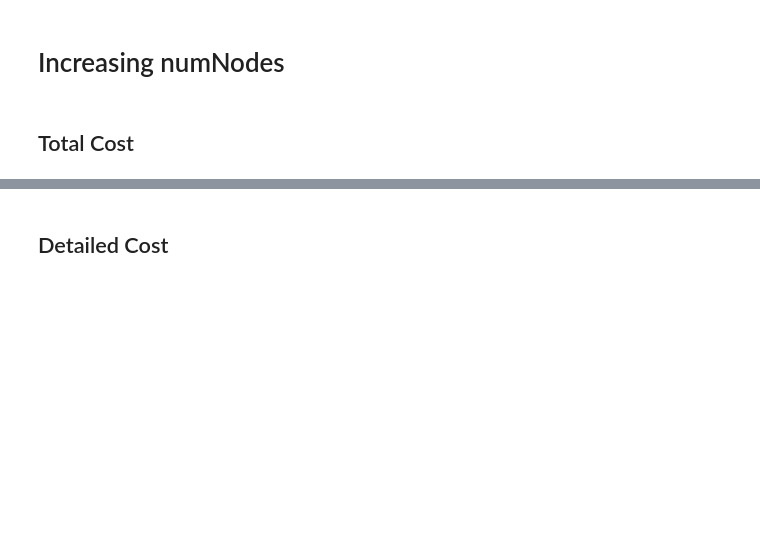
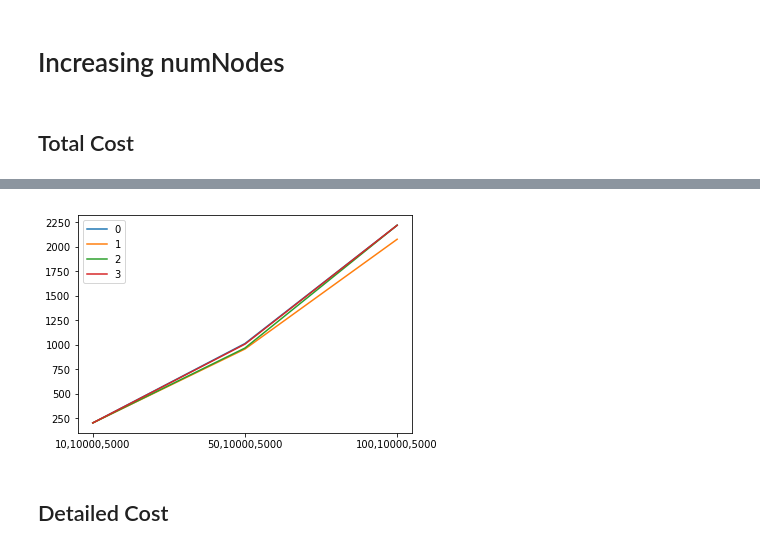
Before and after one commit to danif93/Genetic-Travelling-Salesman, a Jupyter notebook: code/python_dataAnalysis/read_files.ipynb, the cells around one changed output, grey strips where cells are left out. Saved outputs shown, nothing was run; the diff lists cells and outputs as text; code cells hidden in the pictures; blank space fills up the shorter version.

```diff
--- a/code/python_dataAnalysis/read_files.ipynb
+++ b/code/python_dataAnalysis/read_files.ipynb
@@ -55,0 +95,5 @@ plt.legend(df_prec.columns);
+# %%
+path = "../results/total/parallelMPI"
+files = sorted(os.listdir(path))
+# %%
+df_mpi_time,df_mpi_prec,df_mpi_conv = fill_dataFrame_total(path,files)
@@ -56,2 +121,7 @@ plt.legend(df_prec.columns);
+# %%
+plt.plot(df_mpi_prec);
+plt.legend(df_mpi_prec.columns);
+# %% [output]
+[figure, added]
 # %% [markdown]
 ## Detailed Cost
```
Also changed, not shown: parts of 53 cells of this notebook, 41 other files.
